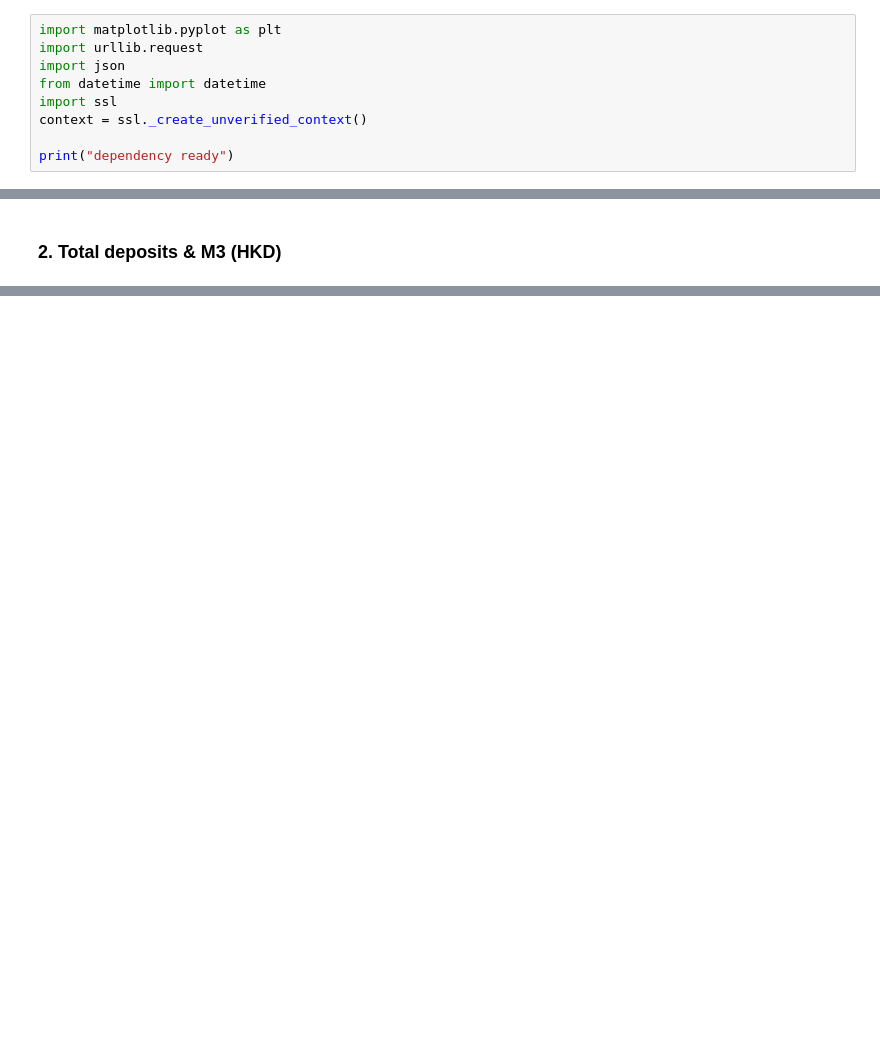
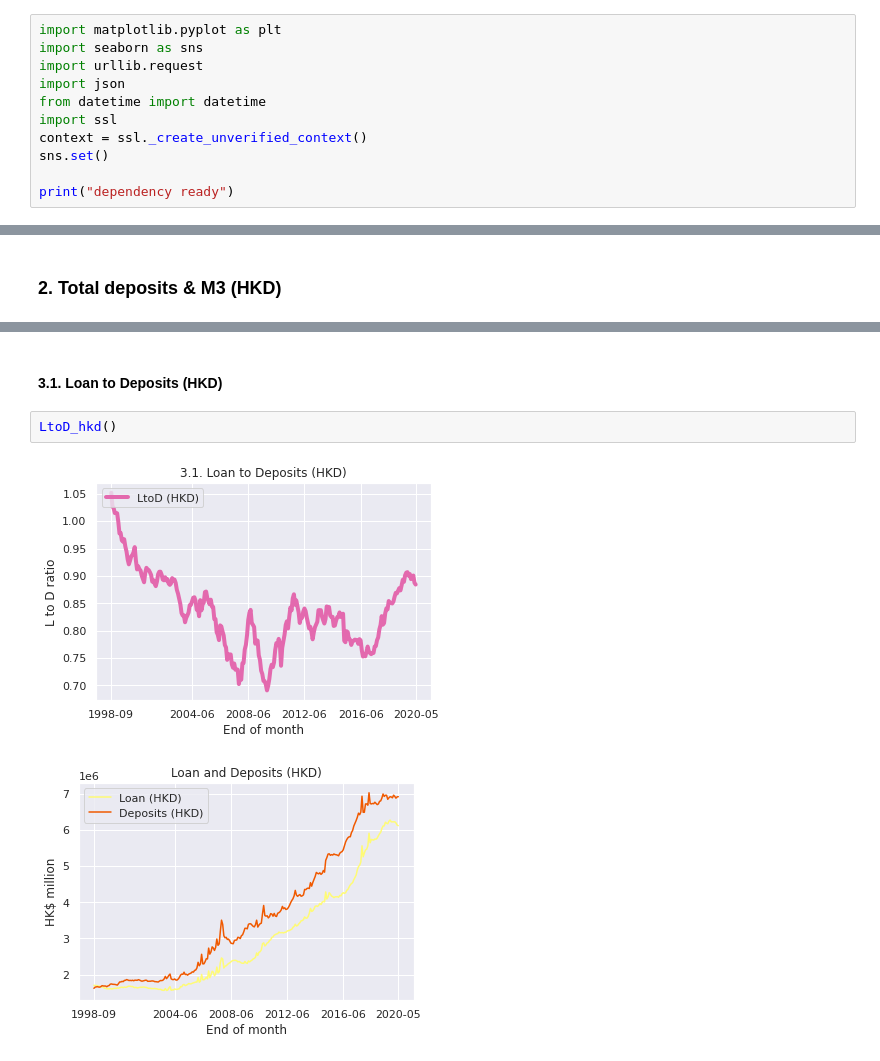
Before and after one commit to cyywu/FintechColab, a Jupyter notebook: colab/Financial_Data_Visualizer.ipynb, the cells around one changed output, grey strips where cells are left out. Saved outputs shown, nothing was run; the diff lists cells and outputs as text; blank space fills up the shorter version.

```diff
--- a/colab/Financial_Data_Visualizer.ipynb
+++ b/colab/Financial_Data_Visualizer.ipynb
@@ -4,11 +4,13 @@
 Getting all the dependencies ready
 # %%
 import matplotlib.pyplot as plt
+import seaborn as sns
 import urllib.request
 import json
 from datetime import datetime
 import ssl
 context = ssl._create_unverified_context()
+sns.set()
 
 print("dependency ready")
 # %% [output]
@@ -273,0 +401,7 @@ TDHKD()
+# %% [markdown]
+#### 3.1. Loan to Deposits (HKD)
+# %%
+LtoD_hkd()
+# %% [output]
+[figure, added]
+[figure, added]
```
Also changed, not shown: parts of 20 cells of this notebook, 1 other file.
